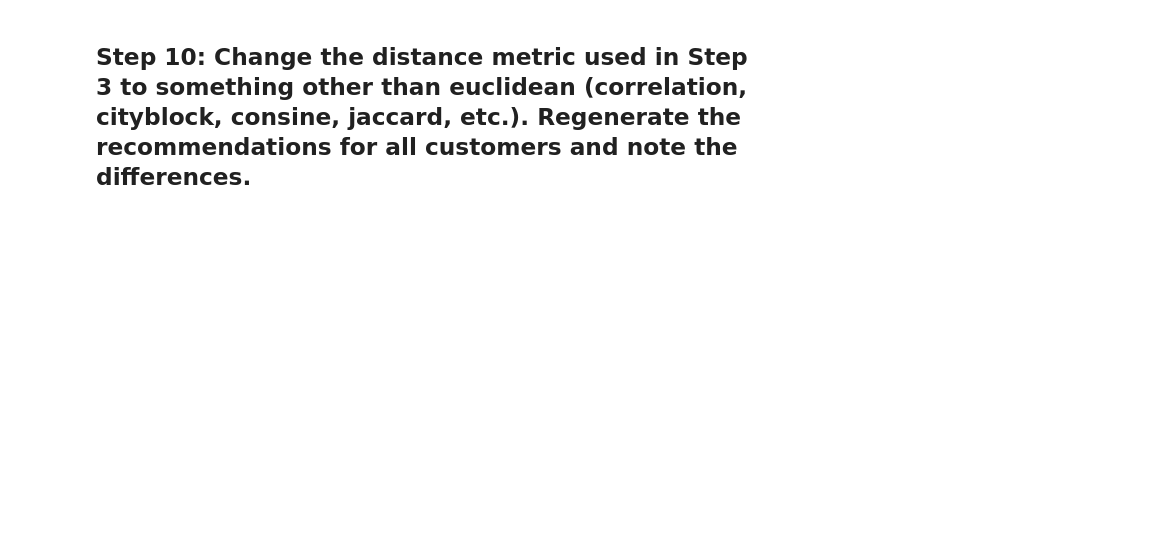
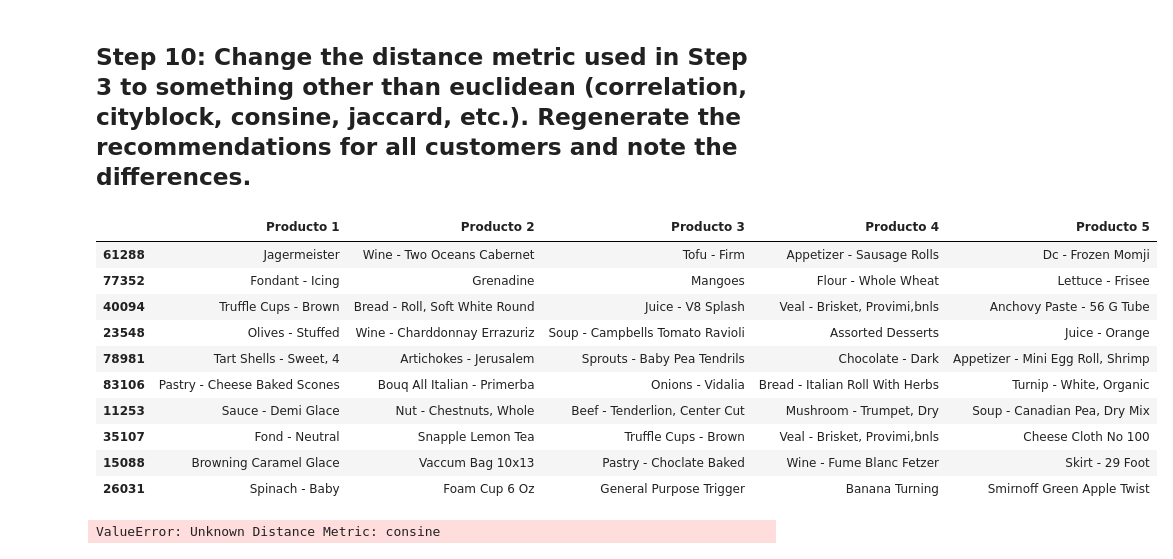
Before and after one commit to LiviaCanet/datamad0119, a Jupyter notebook: module-2/lab-intro-recommender-systems/your-code/main.ipynb, the cells around one changed output. Cells and saved outputs as stored; diff of their text form; code cells hidden in the pictures; blank space fills up the shorter version.

```diff
--- a/module-2/lab-intro-recommender-systems/your-code/main.ipynb
+++ b/module-2/lab-intro-recommender-systems/your-code/main.ipynb
@@ -183,2 +244,56 @@ step6
 # %% [markdown]
 ## Step 10: Change the distance metric used in Step 3 to something other than euclidean (correlation, cityblock, consine, jaccard, etc.). Regenerate the recommendations for all customers and note the differences.
+# %%
+distances = pd.DataFrame(1/(1 + squareform(pdist(table.T, 'correlation'))),
+                         index=table.columns, columns=table.columns)
+
+dic = {}
+lista = list(data.CustomerID)
+
+for cust in lista:
+    similarities = distances[cust].sort_values(ascending=False)[1:6] # Step 4
+    similar_customers = customerstotal.loc[similarities.index] # Step 5
+    ranked_products = similar_customers.groupby(["ProductName"]).sum().Quantity.sort_values(ascending=False)
+    recommended_product = ranked_products[~ranked_products.index.isin(customerstotal.loc[cust].index)].head()
+    dic[cust] = recommended_product.to_dict()
+
+for cust in dic:
+    dic[cust] = [x for x in dic[cust]]
+
+final_reco = pd.DataFrame(dic).T
+final_reco = final_reco.rename(index = str, columns = {0: "Producto 1", 1: "Producto 2", 2: "Producto 3", 3: "Producto 4", 4: "Producto 5"})
+final_reco.head(10)
+# %% [output]
+|  | Producto 1 | Producto 2 | Producto 3 | Producto 4 | Producto 5 |
+| 61288 | Jagermeister | Wine - Two Oceans Cabernet | Tofu - Firm | Appetizer - Sausage Rolls | Dc - Frozen Momji |
+| 77352 | Fondant - Icing | Grenadine | Mangoes | Flour - Whole Wheat | Lettuce - Frisee |
+| 40094 | Truffle Cups - Brown | Bread - Roll, Soft White Round | Juice - V8 Splash | Veal - Brisket, Provimi,bnls | Anchovy Paste - 56 G Tube |
+| 23548 | Olives - Stuffed | Wine - Charddonnay Errazuriz | Soup - Campbells Tomato Ravioli | Assorted Desserts | Juice - Orange |
+| 78981 | Tart Shells - Sweet, 4 | Artichokes - Jerusalem | Sprouts - Baby Pea Tendrils | Chocolate - Dark | Appetizer - Mini Egg Roll, Shrimp |
+| 83106 | Pastry - Cheese Baked Scones | Bouq All Italian - Primerba | Onions - Vidalia | Bread - Italian Roll With Herbs | Turnip - White, Organic |
+| 11253 | Sauce - Demi Glace | Nut - Chestnuts, Whole | Beef - Tenderlion, Center Cut | Mushroom - Trumpet, Dry | Soup - Canadian Pea, Dry Mix |
+| 35107 | Fond - Neutral | Snapple Lemon Tea | Truffle Cups - Brown | Veal - Brisket, Provimi,bnls | Cheese Cloth No 100 |
+| 15088 | Browning Caramel Glace | Vaccum Bag 10x13 | Pastry - Choclate Baked | Wine - Fume Blanc Fetzer | Skirt - 29 Foot |
+| 26031 | Spinach - Baby | Foam Cup 6 Oz | General Purpose Trigger | Banana Turning | Smirnoff Green Apple Twist |
+# %%
+distances = pd.DataFrame(1/(1 + squareform(pdist(table.T, 'consine'))),
+                         index=table.columns, columns=table.columns)
+
+dic = {}
+lista = list(data.CustomerID)
+
+for cust in lista:
+    similarities = distances[cust].sort_values(ascending=False)[1:6] # Step 4
+    similar_customers = customerstotal.loc[similarities.index] # Step 5
+    ranked_products = similar_customers.groupby(["ProductName"]).sum().Quantity.sort_values(ascending=False)
+    recommended_product = ranked_products[~ranked_products.index.isin(customerstotal.loc[cust].index)].head()
+    dic[cust] = recommended_product.to_dict()
+
+for cust in dic:
+    dic[cust] = [x for x in dic[cust]]
+
+final_reco = pd.DataFrame(dic).T
+final_reco = final_reco.rename(index = str, columns = {0: "Producto 1", 1: "Producto 2", 2: "Producto 3", 3: "Producto 4", 4: "Producto 5"})
+final_reco.head(10)
+# %% [output]
+ValueError: Unknown Distance Metric: consine
```
Also changed, not shown: parts of 9 cells of this notebook.
